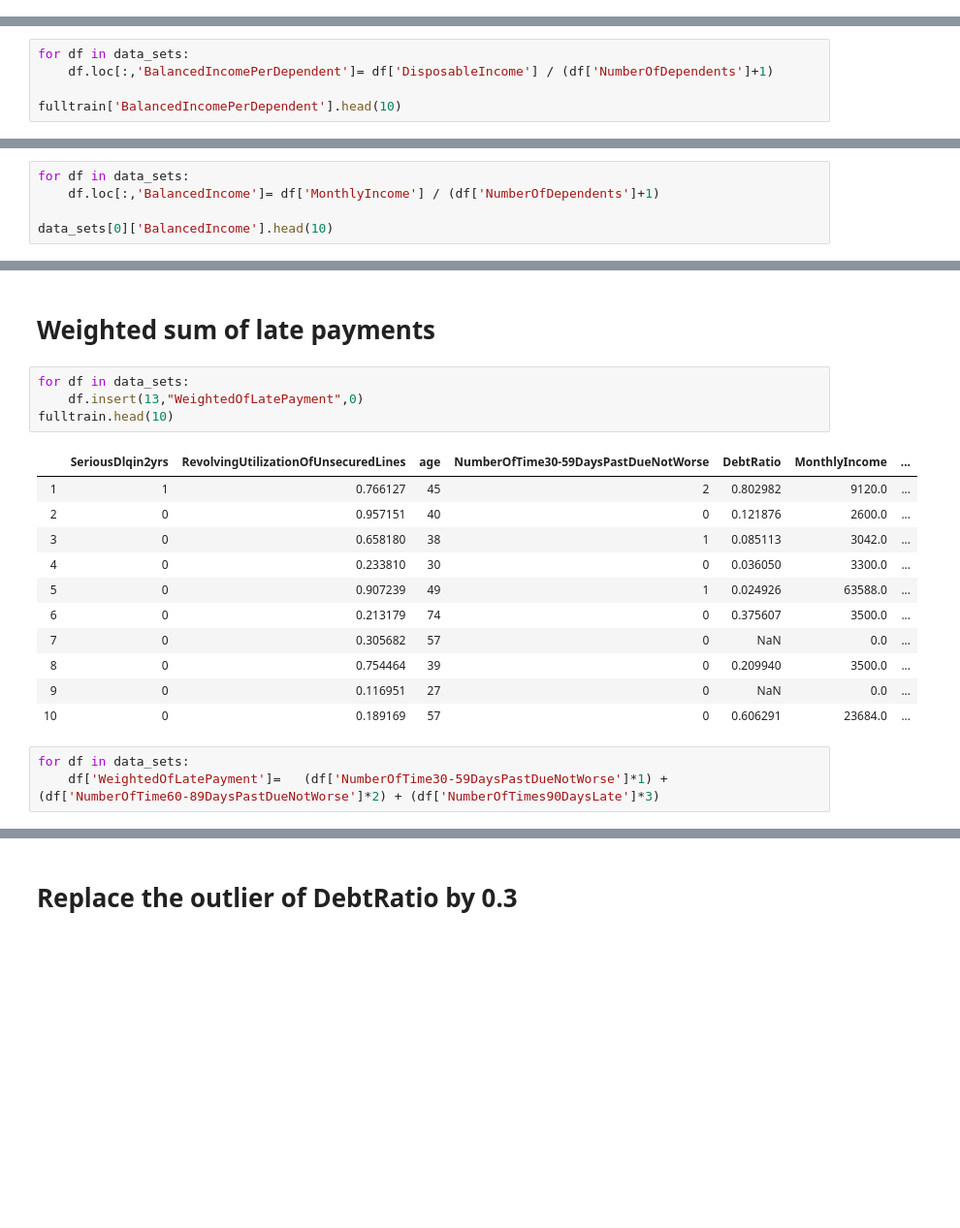
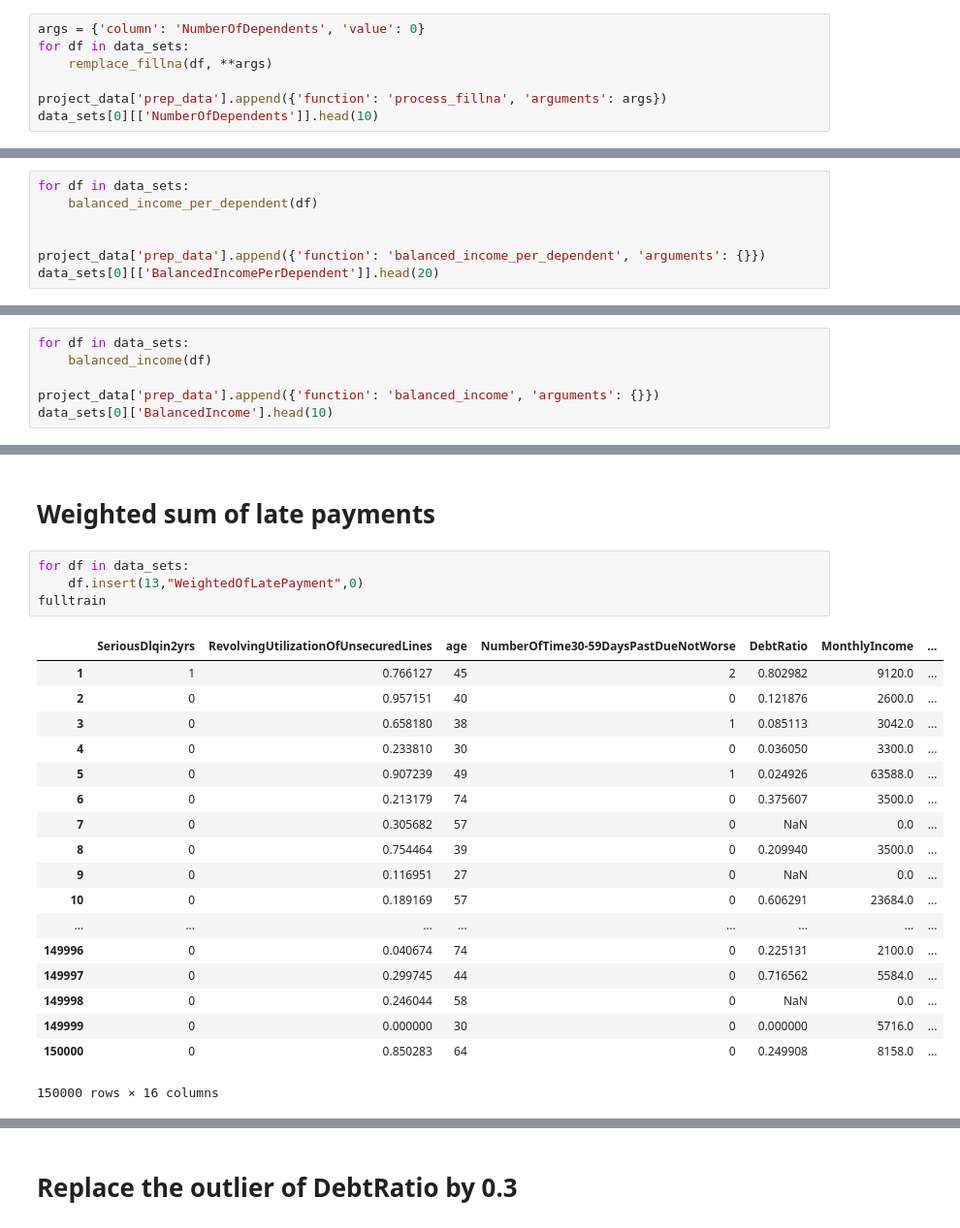
Before and after one commit to Simplon-IA-Bdx-1/give-me-some-credit-Malaika-p, a Jupyter notebook: new_features_give_me_credit.ipynb, the cells around one changed output, grey strips where cells are left out. Shown: that part at 97% size. Cells and saved outputs as stored; diff of their text form; blank space fills up the shorter version.

Commit message:
Use fonctions for prep data and create json file for save project informations

```diff
--- a/new_features_give_me_credit.ipynb
+++ b/new_features_give_me_credit.ipynb
@@ -165,0 +160,7 @@ data_sets[0][['NumberOfDependents']].head(10)
+# %%
+args = {'column': 'NumberOfDependents', 'value': 0}
+for df in data_sets:
+    remplace_fillna(df, **args)
+
+project_data['prep_data'].append({'function': 'process_fillna', 'arguments': args})
+data_sets[0][['NumberOfDependents']].head(10)
@@ -183,8 +196,3 @@ fulltrain.head(10)
 | 8 | 0 | 0.754464 | 39 | 0 | 0.209940 | 3500.0 | ... |
 | 9 | 0 | 0.116951 | 27 | 0 | NaN | 0.0 | ... |
 | 10 | 0 | 0.189169 | 57 | 0 | 0.606291 | 23684.0 | ... |
-# %%
-for df in data_sets:
-    df.loc[:,'BalancedIncomePerDependent']= df['DisposableIncome'] / (df['NumberOfDependents']+1)
-
-fulltrain['BalancedIncomePerDependent'].head(10)
@@ -202,0 +199,7 @@ Name: BalancedIncomePerDependent, dtype: float64
+# %%
+for df in data_sets:
+    balanced_income_per_dependent(df)
+
+
+project_data['prep_data'].append({'function': 'balanced_income_per_dependent', 'arguments': {}})
+data_sets[0][['BalancedIncomePerDependent']].head(20)
@@ -222,8 +243,9 @@ fulltrain.head(10)
 | 10 | 0 | 0.189169 | 57 | 0 | 0.606291 | 23684.0 | ... |
 # %%
 for df in data_sets:
-    df.loc[:,'BalancedIncome']= df['MonthlyIncome'] / (df['NumberOfDependents']+1)
+    balanced_income(df)
 
+project_data['prep_data'].append({'function': 'balanced_income', 'arguments': {}})
 data_sets[0]['BalancedIncome'].head(10)
 # %% [output]
 1      3040.000000
@@ -242,19 +264,23 @@ Name: BalancedIncome, dtype: float64
 # %%
 for df in data_sets:
     df.insert(13,"WeightedOfLatePayment",0)
-fulltrain.head(10)
+fulltrain
 # %% [output]
 |  | SeriousDlqin2yrs | RevolvingUtilizationOfUnsecuredLines | age | NumberOfTime30-59DaysPastDueNotWorse | DebtRatio | MonthlyIncome | ... |
 | 1 | 1 | 0.766127 | 45 | 2 | 0.802982 | 9120.0 | ... |
 | 2 | 0 | 0.957151 | 40 | 0 | 0.121876 | 2600.0 | ... |
 | 3 | 0 | 0.658180 | 38 | 1 | 0.085113 | 3042.0 | ... |
 | 4 | 0 | 0.233810 | 30 | 0 | 0.036050 | 3300.0 | ... |
 | 5 | 0 | 0.907239 | 49 | 1 | 0.024926 | 63588.0 | ... |
 | 6 | 0 | 0.213179 | 74 | 0 | 0.375607 | 3500.0 | ... |
 | 7 | 0 | 0.305682 | 57 | 0 | NaN | 0.0 | ... |
 | 8 | 0 | 0.754464 | 39 | 0 | 0.209940 | 3500.0 | ... |
 | 9 | 0 | 0.116951 | 27 | 0 | NaN | 0.0 | ... |
 | 10 | 0 | 0.189169 | 57 | 0 | 0.606291 | 23684.0 | ... |
+| ... | ... | ... | ... | ... | ... | ... | ... |
+| 149996 | 0 | 0.040674 | 74 | 0 | 0.225131 | 2100.0 | ... |
+| 149997 | 0 | 0.299745 | 44 | 0 | 0.716562 | 5584.0 | ... |
+| 149998 | 0 | 0.246044 | 58 | 0 | NaN | 0.0 | ... |
+| 149999 | 0 | 0.000000 | 30 | 0 | 0.000000 | 5716.0 | ... |
+| 150000 | 0 | 0.850283 | 64 | 0 | 0.249908 | 8158.0 | ... |
+150000 rows × 16 columns
-# %%
-for df in data_sets:
-    df['WeightedOfLatePayment']=   (df['NumberOfTime30-59DaysPastDueNotWorse']*1) + (df['NumberOfTime60-89DaysPastDueNotWorse']*2) + (df['NumberOfTimes90DaysLate']*3)
```
Also changed, not shown: parts of 37 cells of this notebook, 1 other file.
